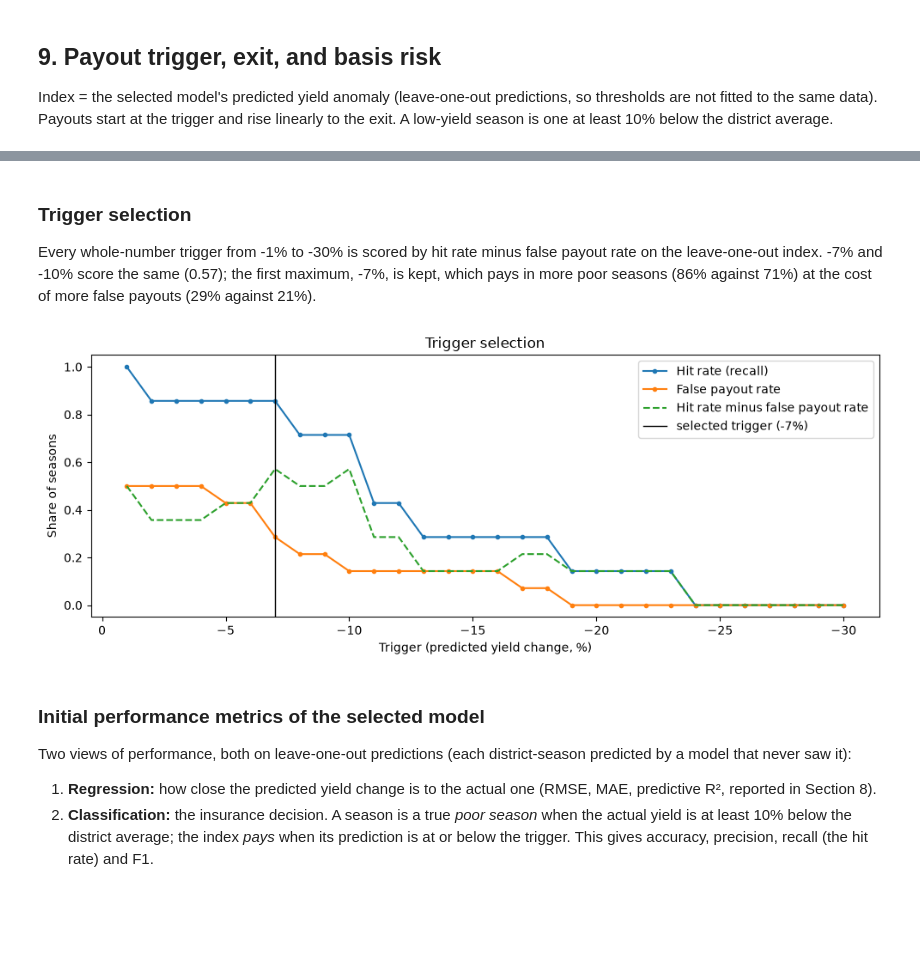
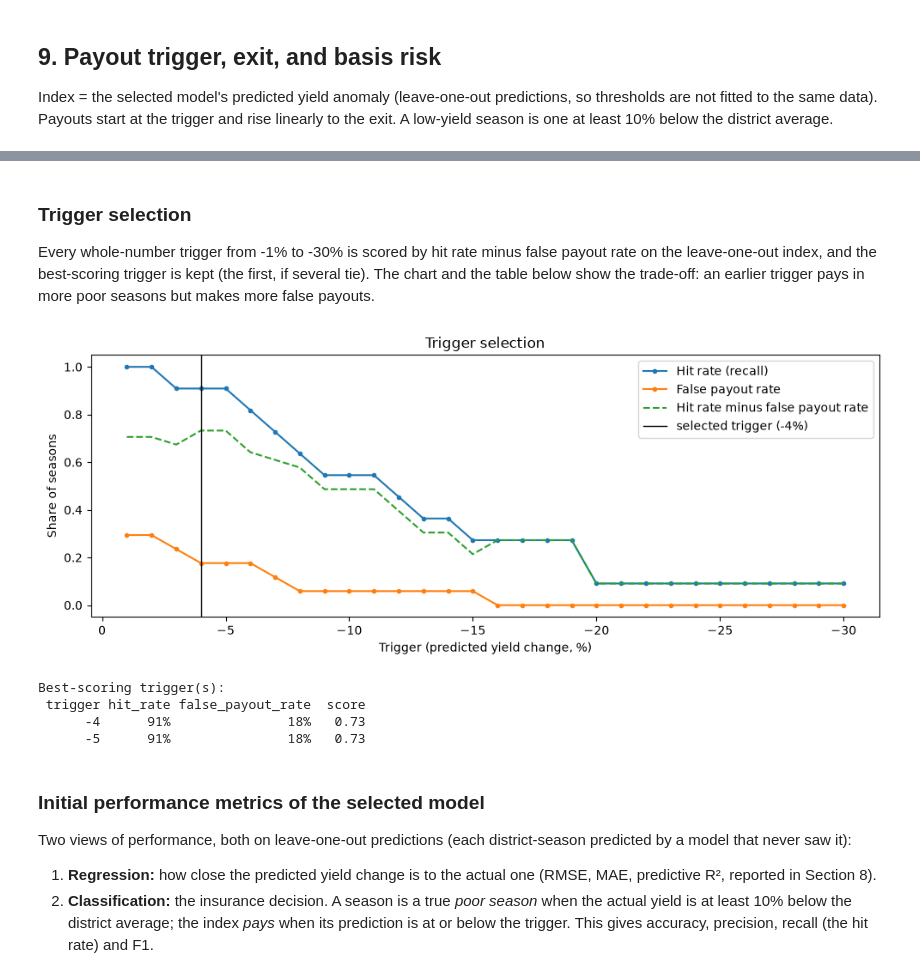
Before and after one commit to JokMaker/parametric-drought-simulator, a Jupyter notebook: notebook/drought_index.ipynb, the cells around one changed output, grey strips where cells are left out. Saved outputs shown, nothing was run; the diff lists cells and outputs as text; code cells hidden in the pictures; blank space fills up the shorter version.

```diff
--- a/notebook/drought_index.ipynb
+++ b/notebook/drought_index.ipynb
@@ -55,15 +68,18 @@ DISTRICTS = ['Bugesera', 'Gatsibo', 'Kayonza', 'Kirehe', 'Ngoma', 'Nyagatare', '
 WIN_START_MONTH = 10   # October of Y-1
 WIN_END_MONTH   = 12   # December of Y-1
 
-YIELD_SEASONS  = [2022, 2023, 2025]      # may become [2022, 2023, 2024, 2025] after Section 5
+YIELD_SEASONS  = [2022, 2023, 2024, 2025]
 CHIRPS_SEASONS = list(range(1982, 2026)) # CHIRPS starts 1981
 MODIS_SEASONS  = list(range(2001, 2026)) # MODIS starts 2000
 
 LOW_YIELD_THRESHOLD = -10.0  # % below district average, fixed before seeing results
 DROUGHT_YEARS = list(range(2003, 2007)) + list(range(2013, 2018))  # Niyonsenga et al. (2024)
 
-NISR_FILES = {2022: 'season_a_2022.sav', 2023: 'season_a_2023.csv',
-              2024: 'season_a_2024.csv', 2025: 'season_a_2025.csv'}
+# Standard Season A releases (2022, 2023, 2025). 2024 is rebuilt from the raw
+# Production and Screening files in Section 6b.
+NISR_FILES = {2022: 'season_a_2022.sav', 2023: 'season_a_2023.csv', 2025: 'season_a_2025.csv'}
+NISR_2024  = {'production': '2024_extra/Rwa_raw_SeasonA2024_Production.csv',
+              'screening':  '2024_extra/Rwa_raw_SeasonA2024_Screening.csv'}
 # %% [markdown]
 ## 3. Boundaries and satellite datasets
 District boundaries: FAO GAUL 2025. Cropland mask: ESA WorldCover (class 40).
@@ -156,7 +172,7 @@ def load_nisr(path):
         sep = csv.Sniffer().sniff(''.join(f.readline() for _ in range(5))).delimiter
     return pd.read_csv(path, sep=sep, low_memory=False, encoding='latin-1')
 
-raw = {yr: load_nisr(f'{NISR_DIR}/{NISR_FILES[yr]}') for yr in YIELD_SEASONS}
+raw = {yr: load_nisr(str(NISR_DIR / NISR_FILES[yr])) for yr in NISR_FILES}
 for yr, d in raw.items():
     print(f'{yr}: {d.shape[0]:,} rows, {d.shape[1]} columns')
 # %% [output]
@@ -183,7 +199,7 @@ def maize_plots(d, yr):
     m['production_kg'] = num(m['s2q21'])
     return m.dropna(subset=['area_ha', 'production_kg', 'plot_weight'])
 
-plots = {yr: maize_plots(raw[yr], yr) for yr in YIELD_SEASONS}
+plots = {yr: maize_plots(raw[yr], yr) for yr in NISR_FILES}
 
 for yr, m in plots.items():
     gap = (m['production_kg'] - num(m[NISR_YIELD_COL[yr]]) * m['area_ha']).abs()
@@ -211,18 +284,21 @@ Rwamagana   451   418   340
 # %%
-rows = []
-for yr, m in plots.items():
-    for dist, g in m.groupby('district'):
-        w = g['plot_weight']
-        rows.append({'district': dist, 'season': yr,
-                     'yield_kg_ha': (w * g['production_kg']).sum() / (w * g['area_ha']).sum(),
-                     'plots': len(g)})
+small = joined['s1q7'].astype(str).str.lower().str.startswith('small')
+m24 = joined[small].copy()
+m24['district'] = m24['s1q2'].astype(str)
+for c in ['crop_area', 's2q21', 'plot_weight']:
+    m24[c] = pd.to_numeric(m24[c], errors='coerce')
+m24 = m24.dropna(subset=['crop_area', 's2q21', 'plot_weight'])
+m24 = m24[m24['crop_area'] > 0]
+plots[2024] = m24.rename(columns={'crop_area': 'area_ha', 's2q21': 'production_kg'})
+print(f'2024 smallholder maize plots used: {len(m24):,}')
 
-yld = pd.DataFrame(rows)
-yld = yld[yld['district'].isin(DISTRICTS)].reset_index(drop=True)
-assert len(yld) == 21, f'Expected 21 district-seasons, got {len(yld)}'
+yld24 = pd.DataFrame(district_yields(m24, 2024, 'crop_area', 's2q21'))
+yld = (pd.concat([yld, yld24[yld24['district'].isin(DISTRICTS)]], ignore_index=True)
+       .sort_values(['season', 'district']).reset_index(drop=True))
+assert len(yld) == len(DISTRICTS) * len(YIELD_SEASONS), f'Expected 28 district-seasons, got {len(yld)}'
 yld.to_csv(YIELD_CSV, index=False)
 
-print(f'{len(yld)} district-seasons saved\n')
+print(f'\n{len(yld)} district-seasons saved to {YIELD_CSV.name}\n')
 print('District maize yield (kg/ha):')
 print(yld.pivot(index='district', columns='season', values='yield_kg_ha').round(0))
 # %% [output]
@@ -690,18 +796,30 @@ Rwamagana    2025       24.30      17.17    0.00              0.00
 # %% [markdown]
 ### Trigger selection
-Every whole-number trigger from -1% to -30% is scored by hit rate minus false payout rate on the leave-one-out index. -7% and -10% score the same (0.57); the first maximum, -7%, is kept, which pays in more poor seasons (86% against 71%) at the cost of more false payouts (29% against 21%).
+Every whole-number trigger from -1% to -30% is scored by hit rate minus false payout rate on the
+leave-one-out index, and the best-scoring trigger is kept (the first, if several tie). The chart and
+the table below show the trade-off: an earlier trigger pays in more poor seasons but makes more false payouts.
 # %%
 # How the trigger was chosen: hit rate against false payout rate for every candidate trigger
 fig, ax = plt.subplots(figsize=(10, 4))
 ax.plot(scan['trigger'], scan['hit_rate'], marker='.', label='Hit rate (recall)')
 ax.plot(scan['trigger'], scan['false_payout_rate'], marker='.', label='False payout rate')
 ax.plot(scan['trigger'], scan['score'], ls='--', label='Hit rate minus false payout rate')
 ax.axvline(TRIGGER, color='black', lw=1, label=f'selected trigger ({TRIGGER:.0f}%)')
 ax.set_xlabel('Trigger (predicted yield change, %)'); ax.set_ylabel('Share of seasons')
 ax.invert_xaxis(); ax.legend(); ax.set_title('Trigger selection')
 plt.tight_layout(); plt.show()
+
+top = scan[scan['score'] == scan['score'].max()]
+print('Best-scoring trigger(s):')
+print(top.assign(hit_rate=top['hit_rate'].map('{:.0%}'.format),
+                 false_payout_rate=top['false_payout_rate'].map('{:.0%}'.format),
+                 score=top['score'].round(2)).to_string(index=False))
 # %% [output]
-[figure, old version]
+[figure, new version]
+Best-scoring trigger(s):
+ trigger hit_rate false_payout_rate  score
+      -4      91%               18%   0.73
+      -5      91%               18%   0.73
 # %% [markdown]
 ### Initial performance metrics of the selected model
 
```
Also changed, not shown: parts of 32 cells of this notebook, 12 other files.
